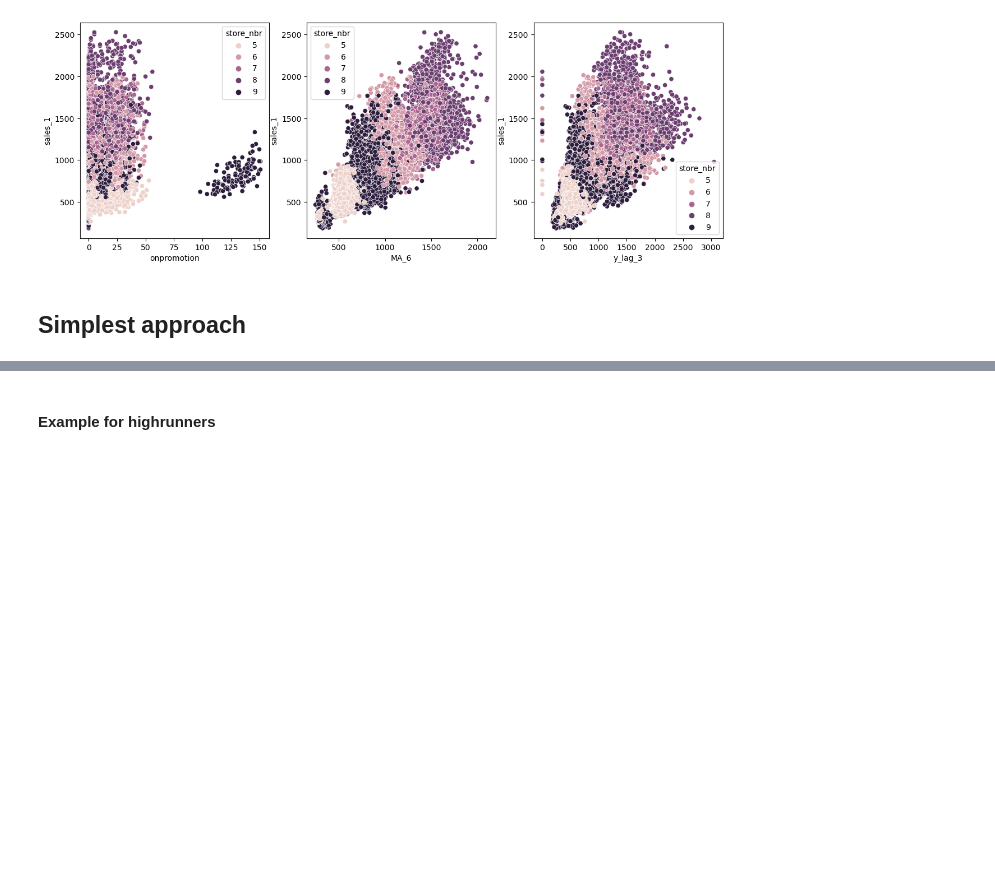
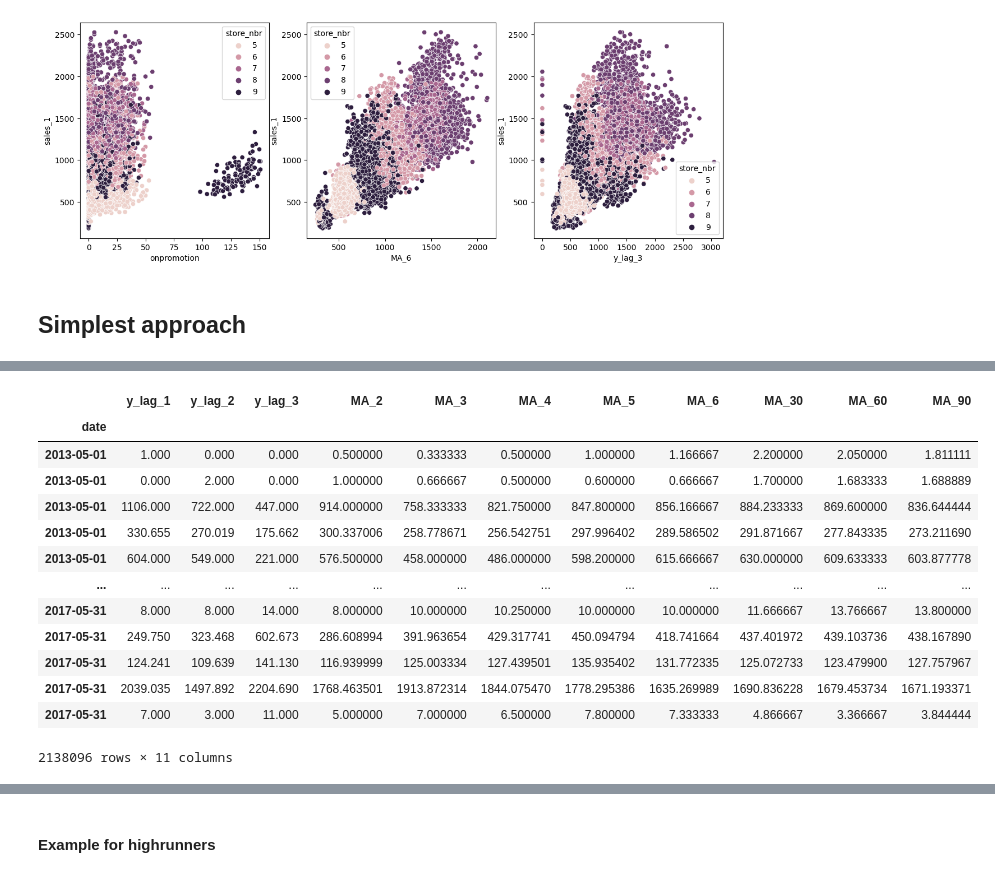
Before and after one commit to ximfac/store_sales, a Jupyter notebook: modeling.ipynb, the cells around one changed output, grey strips where cells are left out. Cells and saved outputs as stored; diff of their text form; code cells hidden in the pictures; blank space fills up the shorter version.

```diff
--- a/modeling.ipynb
+++ b/modeling.ipynb
@@ -208,2 +306,24 @@ plt.show()
+# %%
+#lags and MA features
+ma_f = ['y_lag_1', 'y_lag_2', 'y_lag_3',
+       'MA_2', 'MA_3', 'MA_4', 'MA_5', 'MA_6', 'MA_30', 'MA_60', 'MA_90']
+# %%
+#Variance normalization
+for ds intrain.loc[:, ma_f]
+# %% [output]
+|  | y_lag_1 | y_lag_2 | y_lag_3 | MA_2 | MA_3 | MA_4 | MA_5 | MA_6 | MA_30 | MA_60 | MA_90 |
+| date |  |  |  |  |  |  |  |  |  |  |  |
+| 2013-05-01 | 1.000 | 0.000 | 0.000 | 0.500000 | 0.333333 | 0.500000 | 1.000000 | 1.166667 | 2.200000 | 2.050000 | 1.811111 |
+| 2013-05-01 | 0.000 | 2.000 | 0.000 | 1.000000 | 0.666667 | 0.500000 | 0.600000 | 0.666667 | 1.700000 | 1.683333 | 1.688889 |
+| 2013-05-01 | 1106.000 | 722.000 | 447.000 | 914.000000 | 758.333333 | 821.750000 | 847.800000 | 856.166667 | 884.233333 | 869.600000 | 836.644444 |
+| 2013-05-01 | 330.655 | 270.019 | 175.662 | 300.337006 | 258.778671 | 256.542751 | 297.996402 | 289.586502 | 291.871667 | 277.843335 | 273.211690 |
+| 2013-05-01 | 604.000 | 549.000 | 221.000 | 576.500000 | 458.000000 | 486.000000 | 598.200000 | 615.666667 | 630.000000 | 609.633333 | 603.877778 |
+| ... | ... | ... | ... | ... | ... | ... | ... | ... | ... | ... | ... |
+| 2017-05-31 | 8.000 | 8.000 | 14.000 | 8.000000 | 10.000000 | 10.250000 | 10.000000 | 10.000000 | 11.666667 | 13.766667 | 13.800000 |
+| 2017-05-31 | 249.750 | 323.468 | 602.673 | 286.608994 | 391.963654 | 429.317741 | 450.094794 | 418.741664 | 437.401972 | 439.103736 | 438.167890 |
+| 2017-05-31 | 124.241 | 109.639 | 141.130 | 116.939999 | 125.003334 | 127.439501 | 135.935402 | 131.772335 | 125.072733 | 123.479900 | 127.757967 |
+| 2017-05-31 | 2039.035 | 1497.892 | 2204.690 | 1768.463501 | 1913.872314 | 1844.075470 | 1778.295386 | 1635.269989 | 1690.836228 | 1679.453734 | 1671.193371 |
+| 2017-05-31 | 7.000 | 3.000 | 11.000 | 5.000000 | 7.000000 | 6.500000 | 7.800000 | 7.333333 | 4.866667 | 3.366667 | 3.844444 |
+2138096 rows × 11 columns
 # %%
 params = {
```
Also changed, not shown: parts of 24 cells of this notebook.
